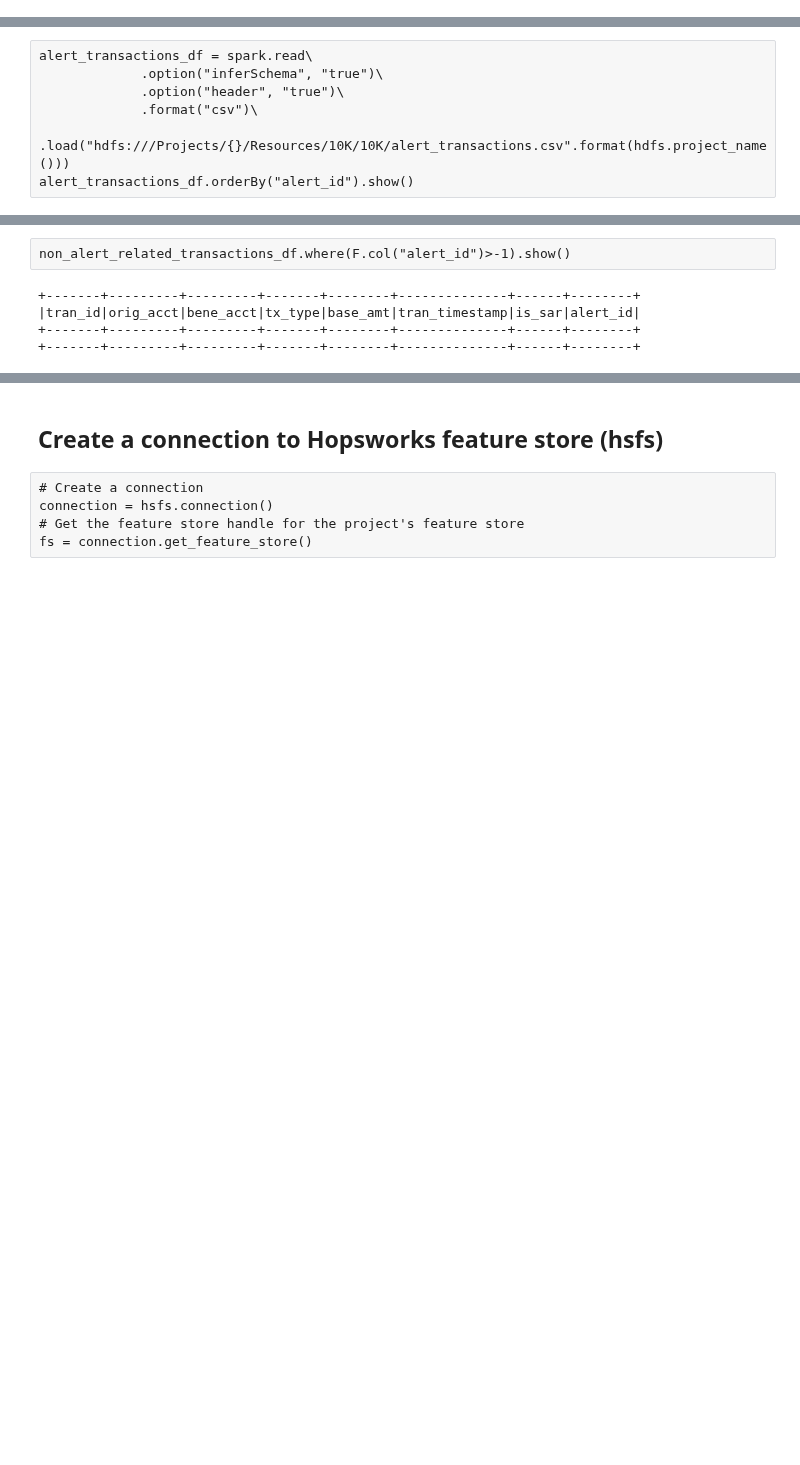
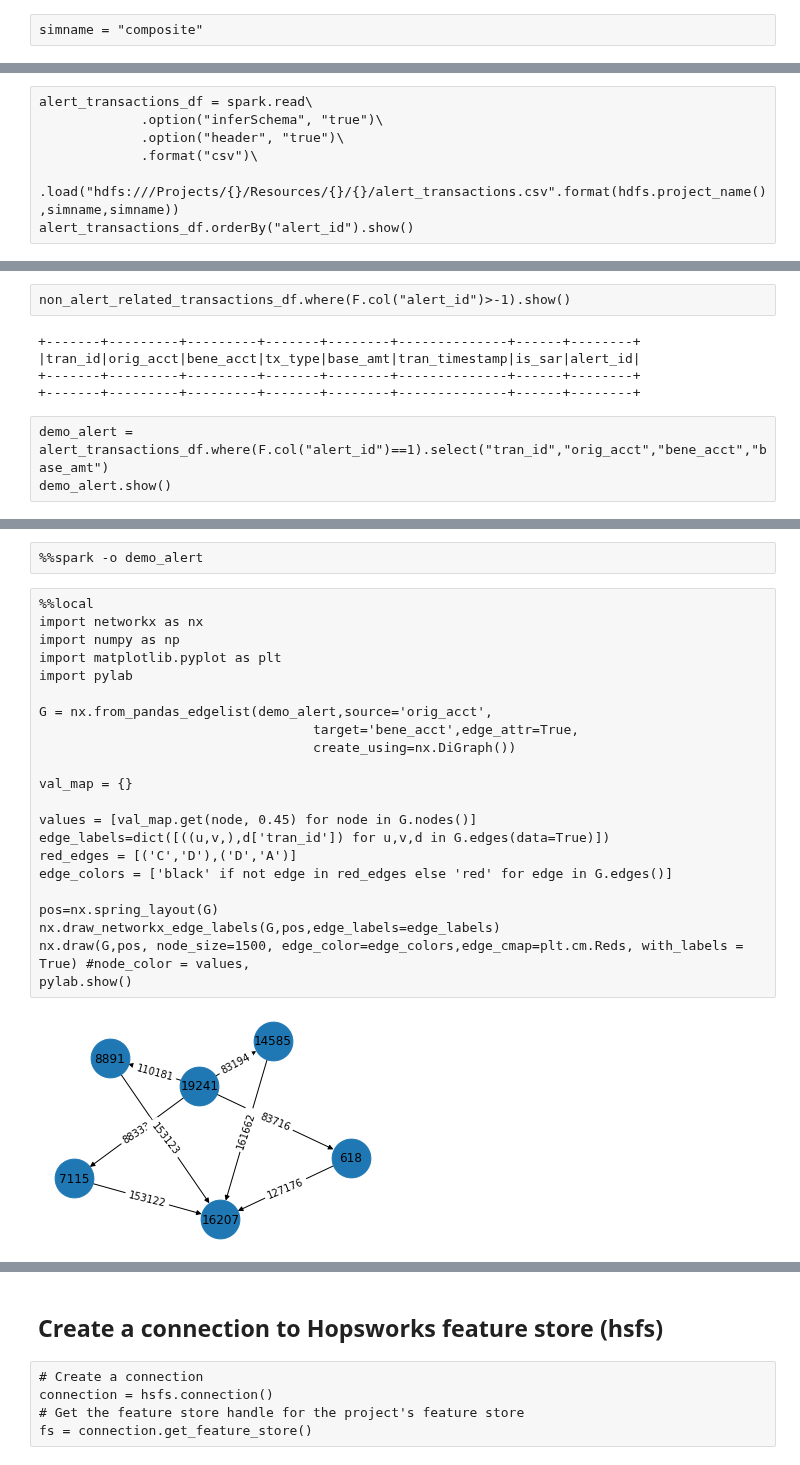
Before and after one commit to logicalclocks/aml_end_to_end, a Jupyter notebook: TODO/transaction_feature_engineering_ingestion.ipynb, the cells around one changed output, grey strips where cells are left out. Saved outputs shown, nothing was run; the diff lists cells and outputs as text; blank space fills up the shorter version.

```diff
--- a/TODO/transaction_feature_engineering_ingestion.ipynb
+++ b/TODO/transaction_feature_engineering_ingestion.ipynb
@@ -42,6 +43,8 @@ def timestamp_2_time(x):
 
 action_2_code_udf = F.udf(action_2_code)
 timestamp_2_time_udf = F.udf(timestamp_2_time)
+# %%
+simname = "composite"
 # %% [markdown]
 ## Load accounts datasets as spark dataframe and perform feature engineering
 # %%
@@ -168,6 +160,6 @@ alert_transactions_df = spark.read\
              .option("inferSchema", "true")\
              .option("header", "true")\
              .format("csv")\
-             .load("hdfs:///Projects/{}/Resources/10K/10K/alert_transactions.csv".format(hdfs.project_name()))
+             .load("hdfs:///Projects/{}/Resources/{}/{}/alert_transactions.csv".format(hdfs.project_name(),simname,simname))
 alert_transactions_df.orderBy("alert_id").show()
 # %% [output]
@@ -295,3 +287,6 @@ non_alert_related_transactions_df.where(F.col("alert_id")>-1).show()
 |tran_id|orig_acct|bene_acct|tx_type|base_amt|tran_timestamp|is_sar|alert_id|
 +-------+---------+---------+-------+--------+--------------+------+--------+
 +-------+---------+---------+-------+--------+--------------+------+--------+
+# %%
+demo_alert = alert_transactions_df.where(F.col("alert_id")==1).select("tran_id","orig_acct","bene_acct","base_amt")
+demo_alert.show()
@@ -297,0 +306,26 @@ non_alert_related_transactions_df.where(F.col("alert_id")>-1).show()
+# %%
+%%spark -o demo_alert
+# %%
+%%local
+import networkx as nx
+import numpy as np
+import matplotlib.pyplot as plt
+import pylab
+
+G = nx.from_pandas_edgelist(demo_alert,source='orig_acct',
+                                   target='bene_acct',edge_attr=True,
+                                   create_using=nx.DiGraph())
+
+val_map = {}
+
+values = [val_map.get(node, 0.45) for node in G.nodes()]
+edge_labels=dict([((u,v,),d['tran_id']) for u,v,d in G.edges(data=True)])
+red_edges = [('C','D'),('D','A')]
+edge_colors = ['black' if not edge in red_edges else 'red' for edge in G.edges()]
+
+pos=nx.spring_layout(G)
+nx.draw_networkx_edge_labels(G,pos,edge_labels=edge_labels)
+nx.draw(G,pos, node_size=1500, edge_color=edge_colors,edge_cmap=plt.cm.Reds, with_labels = True) #node_color = values,
+pylab.show()
+# %% [output]
+[figure, added]
```
Also changed, not shown: parts of 29 cells of this notebook.
